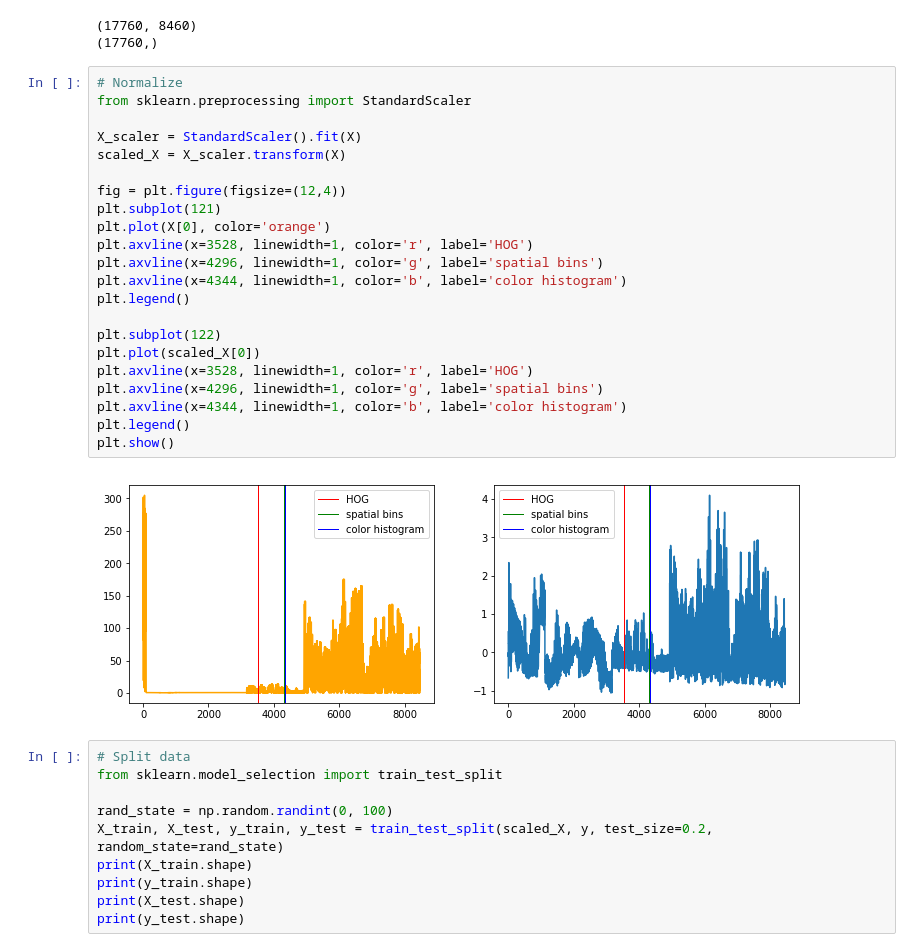
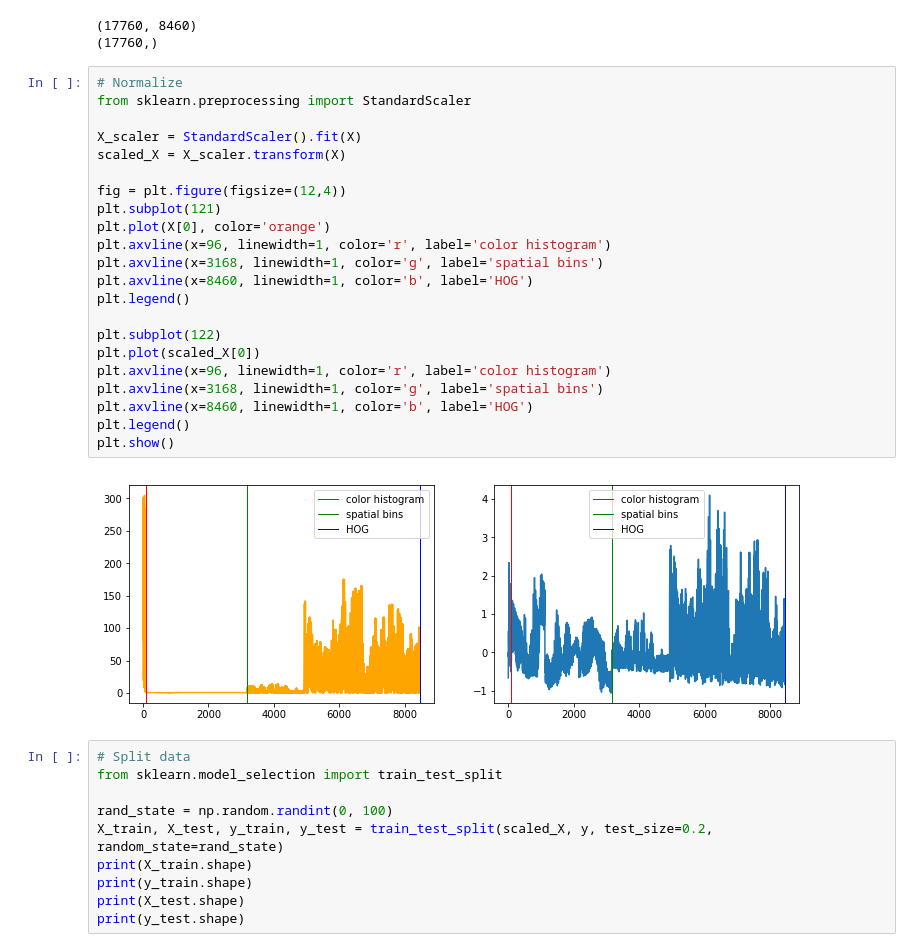
Before and after one commit to dmsehuang/CarND-Vehicle-Detection, a Jupyter notebook: Vehicle_detection.ipynb, the cells around one changed output. Drawn from its saved outputs; the diff is of its cells as text.

```diff
--- a/Vehicle_detection.ipynb
+++ b/Vehicle_detection.ipynb
@@ -290,27 +290,27 @@ print(y.shape)
 # %%
 # Normalize
 from sklearn.preprocessing import StandardScaler
 
 X_scaler = StandardScaler().fit(X)
 scaled_X = X_scaler.transform(X)
 
 fig = plt.figure(figsize=(12,4))
 plt.subplot(121)
 plt.plot(X[0], color='orange')
-plt.axvline(x=3528, linewidth=1, color='r', label='HOG')
-plt.axvline(x=4296, linewidth=1, color='g', label='spatial bins')
-plt.axvline(x=4344, linewidth=1, color='b', label='color histogram')
+plt.axvline(x=96, linewidth=1, color='r', label='color histogram')
+plt.axvline(x=3168, linewidth=1, color='g', label='spatial bins')
+plt.axvline(x=8460, linewidth=1, color='b', label='HOG')
 plt.legend()
 
 plt.subplot(122)
 plt.plot(scaled_X[0])
-plt.axvline(x=3528, linewidth=1, color='r', label='HOG')
-plt.axvline(x=4296, linewidth=1, color='g', label='spatial bins')
-plt.axvline(x=4344, linewidth=1, color='b', label='color histogram')
+plt.axvline(x=96, linewidth=1, color='r', label='color histogram')
+plt.axvline(x=3168, linewidth=1, color='g', label='spatial bins')
+plt.axvline(x=8460, linewidth=1, color='b', label='HOG')
 plt.legend()
 plt.show()
 # %% [output]
-[figure, old version]
+[figure, new version]
 # %%
 # Split data
 from sklearn.model_selection import train_test_split
```
Also changed, not shown: parts of 22 cells of this notebook.
